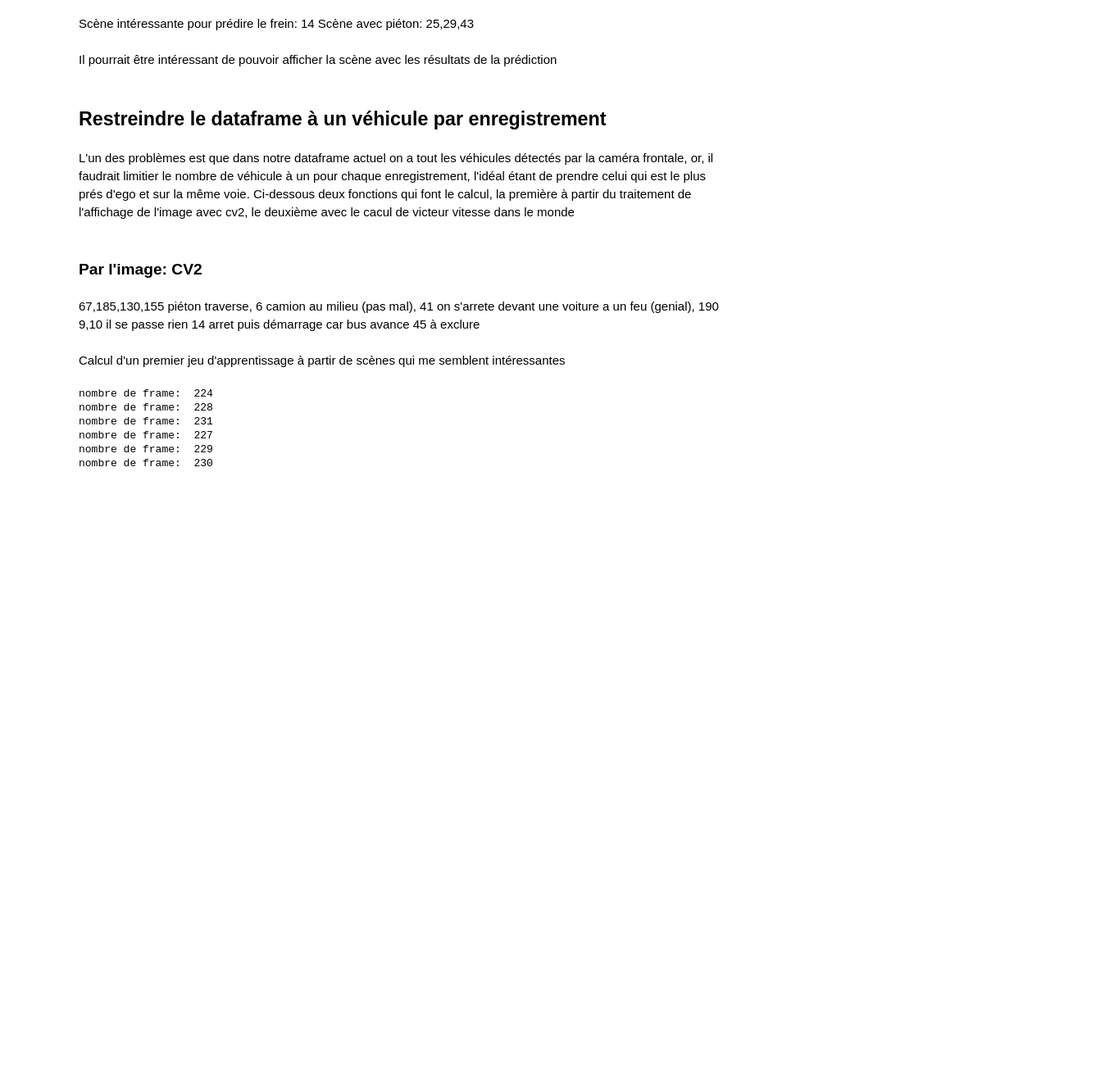
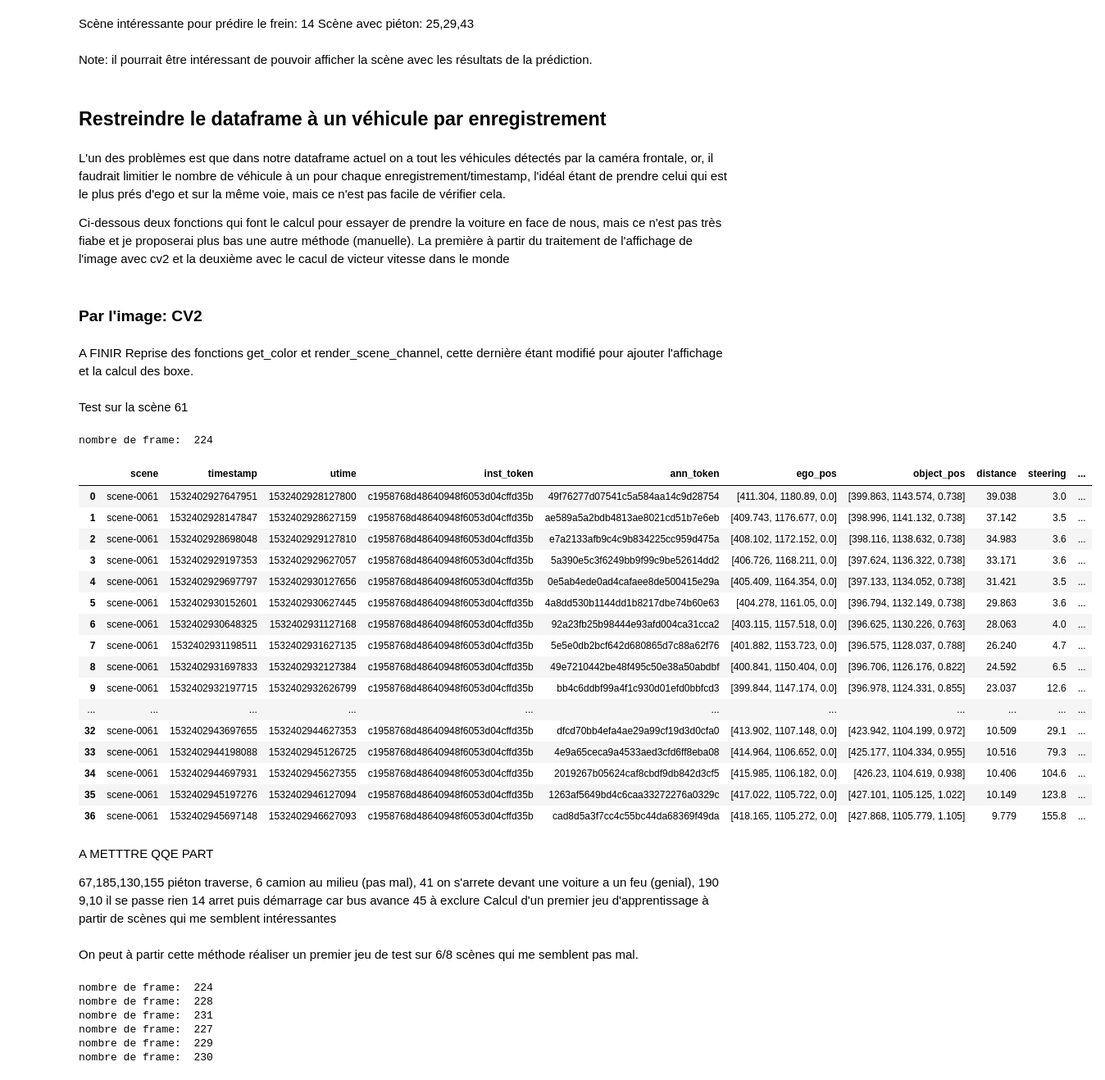
Before and after one commit to AlexandreFiche/machine_learning_for_autonomous_driving, a Jupyter notebook: nuscenes_prediction_acceleration_freinage.ipynb, the cells around one changed output. Shown: that part at 82% size. Saved outputs shown, nothing was run; the diff lists cells and outputs as text; code cells hidden in the pictures; blank space fills up the shorter version.

```diff
--- a/nuscenes_prediction_acceleration_freinage.ipynb
+++ b/nuscenes_prediction_acceleration_freinage.ipynb
@@ -18,10 +14,12 @@ or from the matplotlib source distribution
 # %%
 # data/sets/nuscenes
 # D:\Utilisateurs\Alexandre\Repertoire_D\nuscenes\v1 0-trainval01
-
 #nusc = NuScenes(version='v1.0-mini', dataroot='../data/sets/nuscenes')
 #nusc = NuScenes(version='v1.0-trainval', dataroot='G:/repertoire_g/datafull')
-nusc = NuScenes(version='v1.0-trainval', dataroot='D:/Utilisateurs/Alexandre/Repertoire_D/nuscenes/v1.0-trainval01')
-nusc_can = NuScenesCanBus(dataroot='../data/sets/nuscenes')
+#nusc = NuScenes(version='v1.0-trainval', dataroot='D:/Utilisateurs/Alexandre/Repertoire_D/nuscenes/v1.0-trainval01')
+nusc = NuScenes(version='v1.0-mini', dataroot='G:/repertoire_g/data/sets/nuscenes')
+
+#nusc_can = NuScenesCanBus(dataroot='../data/sets/nuscenes')
+nusc_can = NuScenesCanBus(dataroot='G:/repertoire_g/data/sets/nuscenes')
 # %% [output]
 ======
@@ -61,5 +58,5 @@ Prenons une scene où on suit une voiture, la scène 61. Cherchons l'instance de
 # %%
-scene_test = nusc.scene[58] # 58 avec le dataset normal #0 avec le minidataset
+scene_test = nusc.scene[0] # indice 58 avec le dataset normal #0 avec le minidataset
 scene_test
 # %% [output]
 {'token': 'cc8c0bf57f984915a77078b10eb33198',
@@ -399,13 +430,18 @@ display(df)
 Scène intéressante pour prédire le frein: 14
 Scène avec piéton: 25,29,43
 # %% [markdown]
-Il pourrait être intéressant de pouvoir afficher la scène avec les résultats de la prédiction
+Note: il pourrait être intéressant de pouvoir afficher la scène avec les résultats de la prédiction.
 # %% [markdown]
 ## Restreindre le dataframe à un véhicule par enregistrement
 # %% [markdown]
-L'un des problèmes est que dans notre dataframe actuel on a tout les véhicules détectés par la caméra frontale, or, il faudrait limitier le nombre de véhicule à un pour chaque enregistrement, l'idéal étant de prendre celui qui est le plus prés d'ego et sur la même voie. Ci-dessous deux fonctions qui font le calcul, la première à partir du traitement de l'affichage de l'image avec cv2, le deuxième avec le cacul de victeur vitesse dans le monde
+L'un des problèmes est que dans notre dataframe actuel on a tout les véhicules détectés par la caméra frontale, or, il faudrait limitier le nombre de véhicule à un pour chaque enregistrement/timestamp, l'idéal étant de prendre celui qui est le plus prés d'ego et sur la même voie, mais ce n'est pas facile de vérifier cela.
+
+Ci-dessous deux fonctions qui font le calcul pour essayer de prendre la voiture en face de nous, mais ce n'est pas très fiabe et je proposerai plus bas une autre méthode (manuelle).
+La première à partir du traitement de l'affichage de l'image avec cv2 et la deuxième avec le cacul de victeur vitesse dans le monde
 # %% [markdown]
 ### Par l'image: CV2
+# %% [markdown]
+A FINIR Reprise des fonctions get_color et render_scene_channel, cette dernière étant modifié pour ajouter l'affichage  et la calcul des boxe.
 # %%
 import cv2
 from typing import Tuple, List
@@ -662,12 +698,44 @@ def render_scene_channel_with_predict(nusc,
     if out_path is not None:
         out.release()
     return new_df
+# %% [markdown]
+Test sur la scène 61
+# %%
+scene_name = 'scene-0061'
+my_scene_token = nusc.field2token('scene', 'name', scene_name)[0]
+scene = nusc.get('scene',my_scene_token)
+df = build_dataframe_for_one_scene(scene,False)
+render_scene_channel_with_predict(nusc,my_scene_token,df, 'CAM_FRONT')
+
+#print(df)
+# %% [output]
+nombre de frame:  224
+|  | scene | timestamp | utime | inst_token | ann_token | ego_pos | object_pos | distance | steering | ... |
+| 0 | scene-0061 | 1532402927647951 | 1532402928127800 | c1958768d48640948f6053d04cffd35b | 49f76277d07541c5a584aa14c9d28754 | [411.304, 1180.89, 0.0] | [399.863, 1143.574, 0.738] | 39.038 | 3.0 | ... |
+| 1 | scene-0061 | 1532402928147847 | 1532402928627159 | c1958768d48640948f6053d04cffd35b | ae589a5a2bdb4813ae8021cd51b7e6eb | [409.743, 1176.677, 0.0] | [398.996, 1141.132, 0.738] | 37.142 | 3.5 | ... |
+| 2 | scene-0061 | 1532402928698048 | 1532402929127810 | c1958768d48640948f6053d04cffd35b | e7a2133afb9c4c9b834225cc959d475a | [408.102, 1172.152, 0.0] | [398.116, 1138.632, 0.738] | 34.983 | 3.6 | ... |
+| 3 | scene-0061 | 1532402929197353 | 1532402929627057 | c1958768d48640948f6053d04cffd35b | 5a390e5c3f6249bb9f99c9be52614dd2 | [406.726, 1168.211, 0.0] | [397.624, 1136.322, 0.738] | 33.171 | 3.6 | ... |
+| 4 | scene-0061 | 1532402929697797 | 1532402930127656 | c1958768d48640948f6053d04cffd35b | 0e5ab4ede0ad4cafaee8de500415e29a | [405.409, 1164.354, 0.0] | [397.133, 1134.052, 0.738] | 31.421 | 3.5 | ... |
+| 5 | scene-0061 | 1532402930152601 | 1532402930627445 | c1958768d48640948f6053d04cffd35b | 4a8dd530b1144dd1b8217dbe74b60e63 | [404.278, 1161.05, 0.0] | [396.794, 1132.149, 0.738] | 29.863 | 3.6 | ... |
+| 6 | scene-0061 | 1532402930648325 | 1532402931127168 | c1958768d48640948f6053d04cffd35b | 92a23fb25b98444e93afd004ca31cca2 | [403.115, 1157.518, 0.0] | [396.625, 1130.226, 0.763] | 28.063 | 4.0 | ... |
+| 7 | scene-0061 | 1532402931198511 | 1532402931627135 | c1958768d48640948f6053d04cffd35b | 5e5e0db2bcf642d680865d7c88a62f76 | [401.882, 1153.723, 0.0] | [396.575, 1128.037, 0.788] | 26.240 | 4.7 | ... |
+| 8 | scene-0061 | 1532402931697833 | 1532402932127384 | c1958768d48640948f6053d04cffd35b | 49e7210442be48f495c50e38a50abdbf | [400.841, 1150.404, 0.0] | [396.706, 1126.176, 0.822] | 24.592 | 6.5 | ... |
+| 9 | scene-0061 | 1532402932197715 | 1532402932626799 | c1958768d48640948f6053d04cffd35b | bb4c6ddbf99a4f1c930d01efd0bbfcd3 | [399.844, 1147.174, 0.0] | [396.978, 1124.331, 0.855] | 23.037 | 12.6 | ... |
+| ... | ... | ... | ... | ... | ... | ... | ... | ... | ... | ... |
+| 32 | scene-0061 | 1532402943697655 | 1532402944627353 | c1958768d48640948f6053d04cffd35b | dfcd70bb4efa4ae29a99cf19d3d0cfa0 | [413.902, 1107.148, 0.0] | [423.942, 1104.199, 0.972] | 10.509 | 29.1 | ... |
+| 33 | scene-0061 | 1532402944198088 | 1532402945126725 | c1958768d48640948f6053d04cffd35b | 4e9a65ceca9a4533aed3cfd6ff8eba08 | [414.964, 1106.652, 0.0] | [425.177, 1104.334, 0.955] | 10.516 | 79.3 | ... |
+| 34 | scene-0061 | 1532402944697931 | 1532402945627355 | c1958768d48640948f6053d04cffd35b | 2019267b05624caf8cbdf9db842d3cf5 | [415.985, 1106.182, 0.0] | [426.23, 1104.619, 0.938] | 10.406 | 104.6 | ... |
+| 35 | scene-0061 | 1532402945197276 | 1532402946127094 | c1958768d48640948f6053d04cffd35b | 1263af5649bd4c6caa33272276a0329c | [417.022, 1105.722, 0.0] | [427.101, 1105.125, 1.022] | 10.149 | 123.8 | ... |
+| 36 | scene-0061 | 1532402945697148 | 1532402946627093 | c1958768d48640948f6053d04cffd35b | cad8d5a3f7cc4c55bc44da68369f49da | [418.165, 1105.272, 0.0] | [427.868, 1105.779, 1.105] | 9.779 | 155.8 | ... |
 # %% [markdown]
+A METTTRE QQE PART
+
 67,185,130,155 piéton traverse,
 6 camion au milieu (pas mal), 41 on s'arrete devant une voiture a un feu (genial), 190
 9,10 il se passe rien
 14 arret puis démarrage car bus avance
 45 à exclure
+Calcul d'un premier jeu d'apprentissage à partir de scènes qui me semblent intéressantes
-# %% [markdown]
-Calcul d'un premier jeu d'apprentissage à partir de scènes qui me semblent intéressantes
+# %% [markdown]
+On peut à partir cette méthode réaliser un premier jeu de test sur 6/8 scènes qui me semblent pas mal.
 # %%
```
Also changed, not shown: parts of 60 cells of this notebook, 10 other files.
